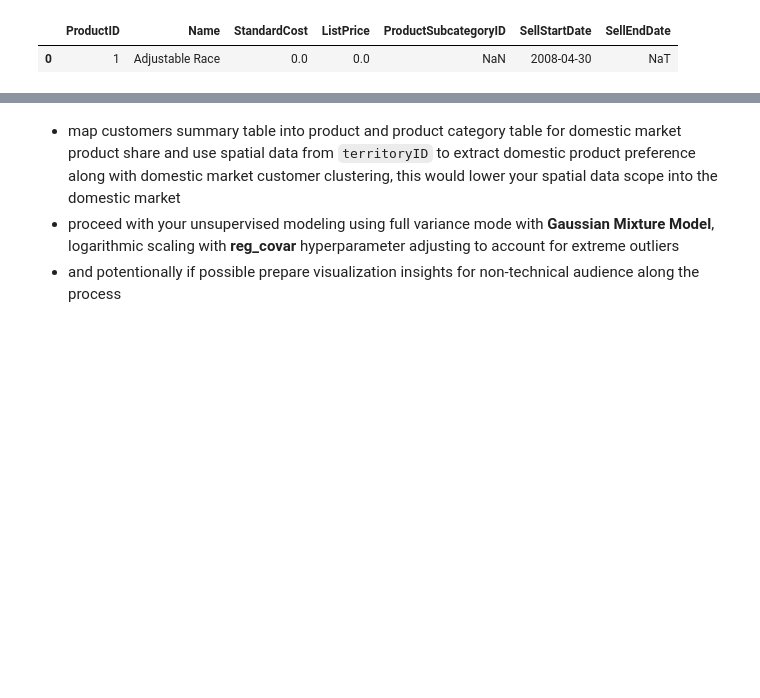
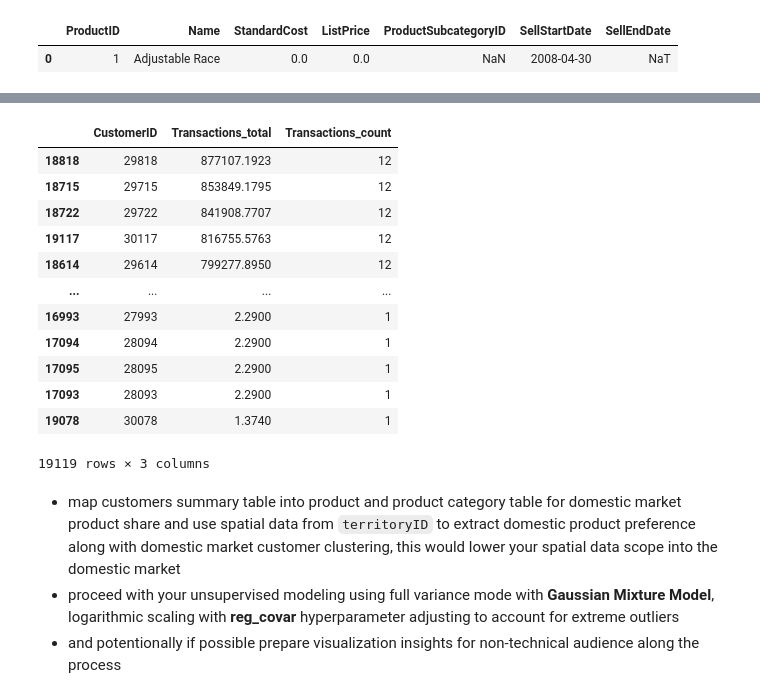
Before and after one commit to AtlasMarbx/AdventureWorks-Data-Migration-and-insight-extraction, a Jupyter notebook: EDA_process.ipynb, the cells around one changed output, grey strips where cells are left out. Cells and saved outputs as stored; diff of their text form; code cells hidden in the pictures; blank space fills up the shorter version.

```diff
--- a/EDA_process.ipynb
+++ b/EDA_process.ipynb
@@ -1159,3 +1186,19 @@ rfm_subset = top_transactions_total
+# %%
+top_transactions_total
+# %% [output]
+|  | CustomerID | Transactions_total | Transactions_count |
+| 18818 | 29818 | 877107.1923 | 12 |
+| 18715 | 29715 | 853849.1795 | 12 |
+| 18722 | 29722 | 841908.7707 | 12 |
+| 19117 | 30117 | 816755.5763 | 12 |
+| 18614 | 29614 | 799277.8950 | 12 |
+| ... | ... | ... | ... |
+| 16993 | 27993 | 2.2900 | 1 |
+| 17094 | 28094 | 2.2900 | 1 |
+| 17095 | 28095 | 2.2900 | 1 |
+| 17093 | 28093 | 2.2900 | 1 |
+| 19078 | 30078 | 1.3740 | 1 |
+19119 rows × 3 columns
 # %%
 #product_track = pd.merge(salesorderID, ...), aiming to merge customers table with product table for tomorrow
 # %% [markdown]
```
Also changed, not shown: parts of 9 cells of this notebook, 1 other file.
